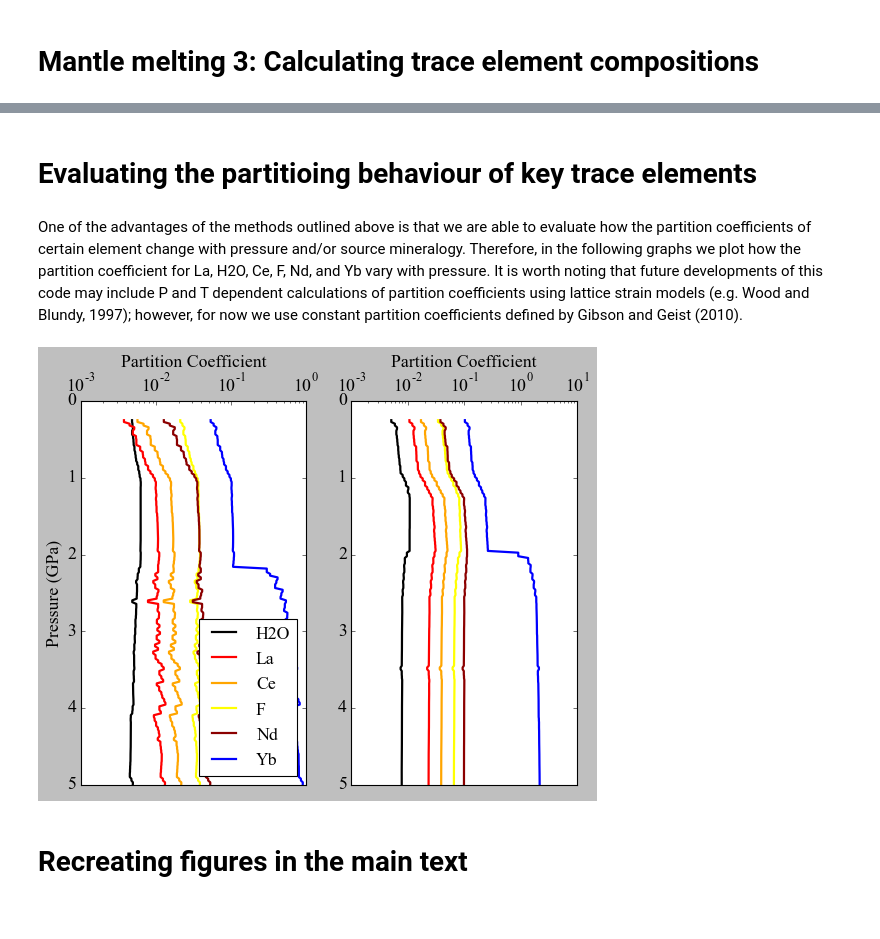
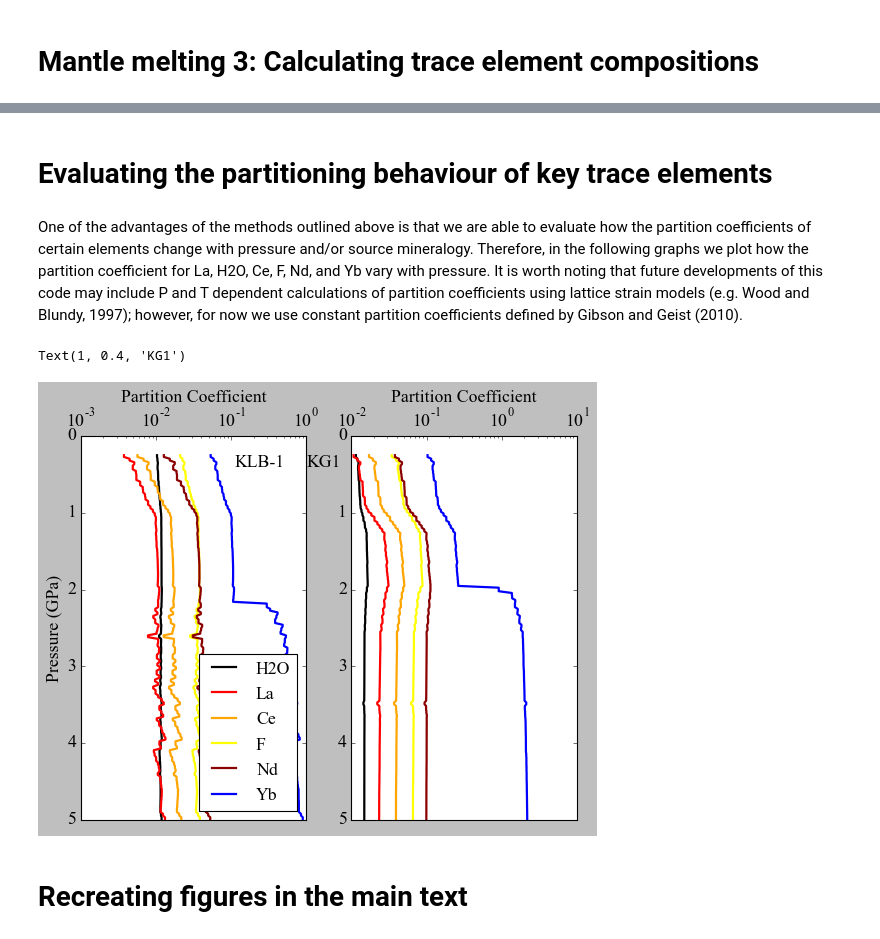
Before and after one commit to gleesonm1/GleesonGibson2021G3, a Jupyter notebook: Gleeson&Gibson2021G3-ForBinder.ipynb, the cells around one changed output, grey strips where cells are left out. Cells and saved outputs as stored; diff of their text form; code cells hidden in the pictures.

```diff
--- a/Gleeson&Gibson2021G3-ForBinder.ipynb
+++ b/Gleeson&Gibson2021G3-ForBinder.ipynb
@@ -638,53 +748,60 @@ def TraceCalc(column,Dsource=None,Esource=None,Ur=None,Uchange=None,Xd=None,Ffac
 # %% [markdown]
-# Evaluating the partitioing behaviour of key trace elements
+# Evaluating the partitioning behaviour of key trace elements
 # %% [markdown]
-One of the advantages of the methods outlined above is that we are able to evaluate how the partition coefficients of certain element change with pressure and/or source mineralogy. Therefore, in the following graphs we plot how the partition coefficient for La, H2O, Ce, F, Nd, and Yb vary with pressure. It is worth noting that future developments of this code may include P and T dependent calculations of partition coefficients using lattice strain models (e.g. Wood and Blundy, 1997); however, for now we use constant partition coefficients defined by Gibson and Geist (2010).
+One of the advantages of the methods outlined above is that we are able to evaluate how the partition coefficients of certain elements change with pressure and/or source mineralogy. Therefore, in the following graphs we plot how the partition coefficient for La, H2O, Ce, F, Nd, and Yb vary with pressure. It is worth noting that future developments of this code may include P and T dependent calculations of partition coefficients using lattice strain models (e.g. Wood and Blundy, 1997); however, for now we use constant partition coefficients defined by Gibson and Geist (2010).
 # %%
+# define the different source components
 lz = m.LithologyKLB1()
 px = m.LithologyKG1()
 hz = m.LithologyNonMelting()
 
+# set mantle potential temperature and pyroxenite source fraction
 Tp=1400
 FracPyx=0.1
 
+# carry out melting models
 mantle = m.mantle([lz,px,hz],[1-FracPyx,FracPyx,0],['Lz', 'Px', 'Hz'])
 steps=251
 column = mantle.AdiabaticMelt_1D(Tp,Pstart=6,Pend=0.25,steps=steps)
 
-Cfinal, Cfinal_C, CT, D, DE = TraceCalc(column,Dsource=1,Esource=2,Ur=0,Xd=1-FracPyx,KLB=KLB,KG1=KG1)
+# perform trace element calculations and extract partitioning data.
+Cfinal, Cfinal_C, CT, D, DE = TraceCalc(column,Dsource=1,Esource=3,Ur=0,Xd=1-FracPyx,KLB=KLB,KG1=KG1)
 
 # plot results
 fig5, ((ax5a),(ax5b)) = plt.subplots(1, 2, figsize=(8,6))
 
 ax5a.plot(D['H2O'],column.P,'-k',label="H2O",linewidth=2)
 ax5a.plot(D['La'],column.P,'-r',label="La",linewidth=2)
 ax5a.plot(D['Ce'],column.P,'-',label="Ce",linewidth=2,color='orange')
 ax5a.plot(D['F'],column.P,'-',label="F",linewidth=2,color="yellow")
 ax5a.plot(D['Nd'],column.P,'-',label="Nd",linewidth=2,color="darkred")
 ax5a.plot(D['Yb'],column.P,'-',label="Yb",linewidth=2,color="blue")
 
 ax5b.plot(DE['H2O'],column.P,'-k',label="H2O",linewidth=2)
 ax5b.plot(DE['La'],column.P,'-r',label="La",linewidth=2)
 ax5b.plot(DE['Ce'],column.P,'-',label="Ce",linewidth=2,color='orange')
 ax5b.plot(DE['F'],column.P,'-',label="F",linewidth=2,color="yellow")
 ax5b.plot(DE['Nd'],column.P,'-',label="Nd",linewidth=2,color="darkred")
 ax5b.plot(DE['Yb'],column.P,'-',label="Yb",linewidth=2,color="blue")
 
 ax5a.set_ylim([5,0])
 ax5a.xaxis.tick_top()
 ax5a.set_xlabel('Partition Coefficient')
 ax5a.xaxis.set_label_position('top')
 ax5a.set_ylabel('Pressure (GPa)')
 ax5a.legend(loc='lower right', fontsize=16)
 ax5a.set_xscale("log")
+ax5a.text(0.11, 0.4, 'KLB-1')
 
 ax5b.set_ylim([5,0])
 ax5b.xaxis.tick_top()
 ax5b.set_xlabel('Partition Coefficient')
 ax5b.xaxis.set_label_position('top')
 ax5b.set_xscale("log")
+ax5a.text(1, 0.4, 'KG1')
 # %% [output]
+Text(1, 0.4, 'KG1')
-[figure, old version]
+[figure, new version]
 # %% [markdown]
 # Recreating figures in the main text
 # %% [markdown]
```
Also changed, not shown: parts of 37 cells of this notebook.
